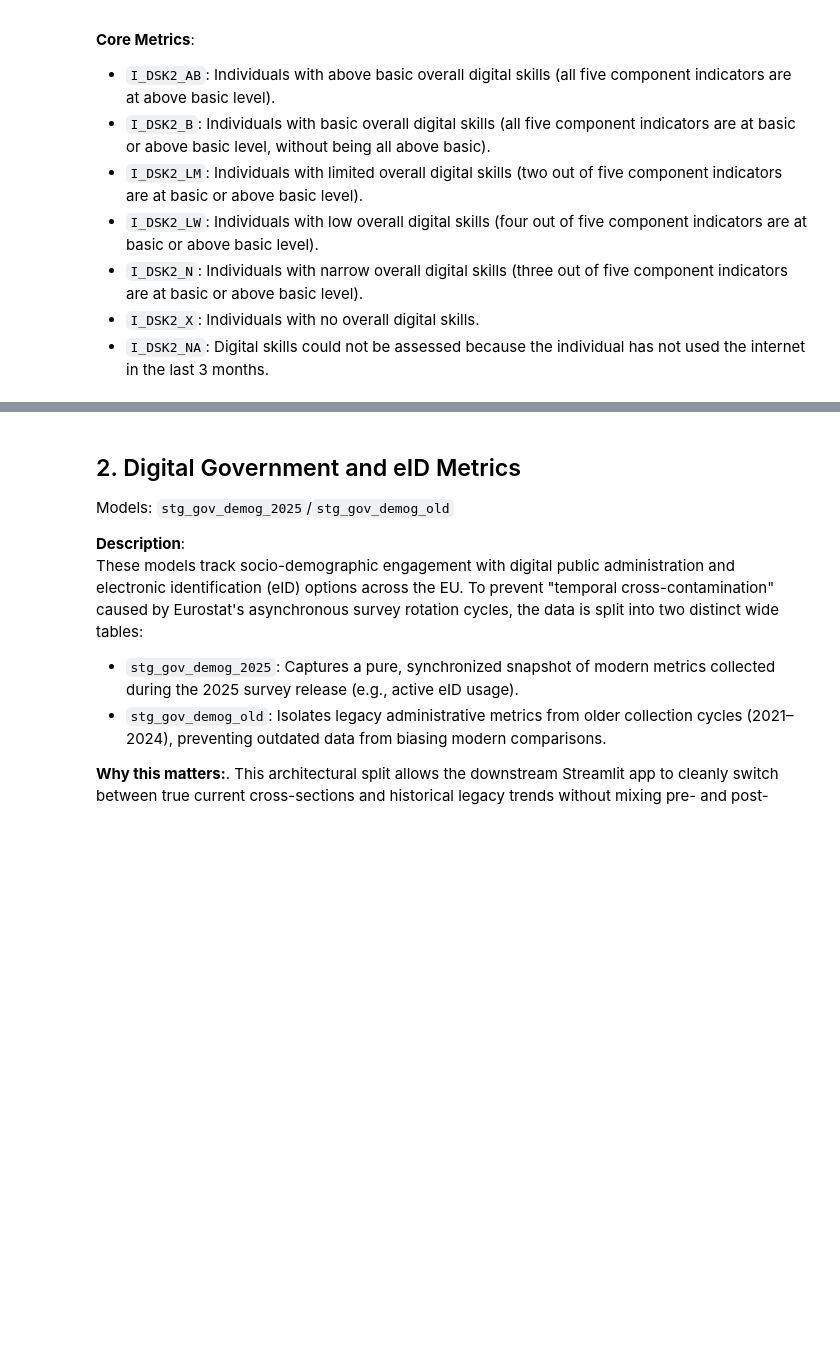
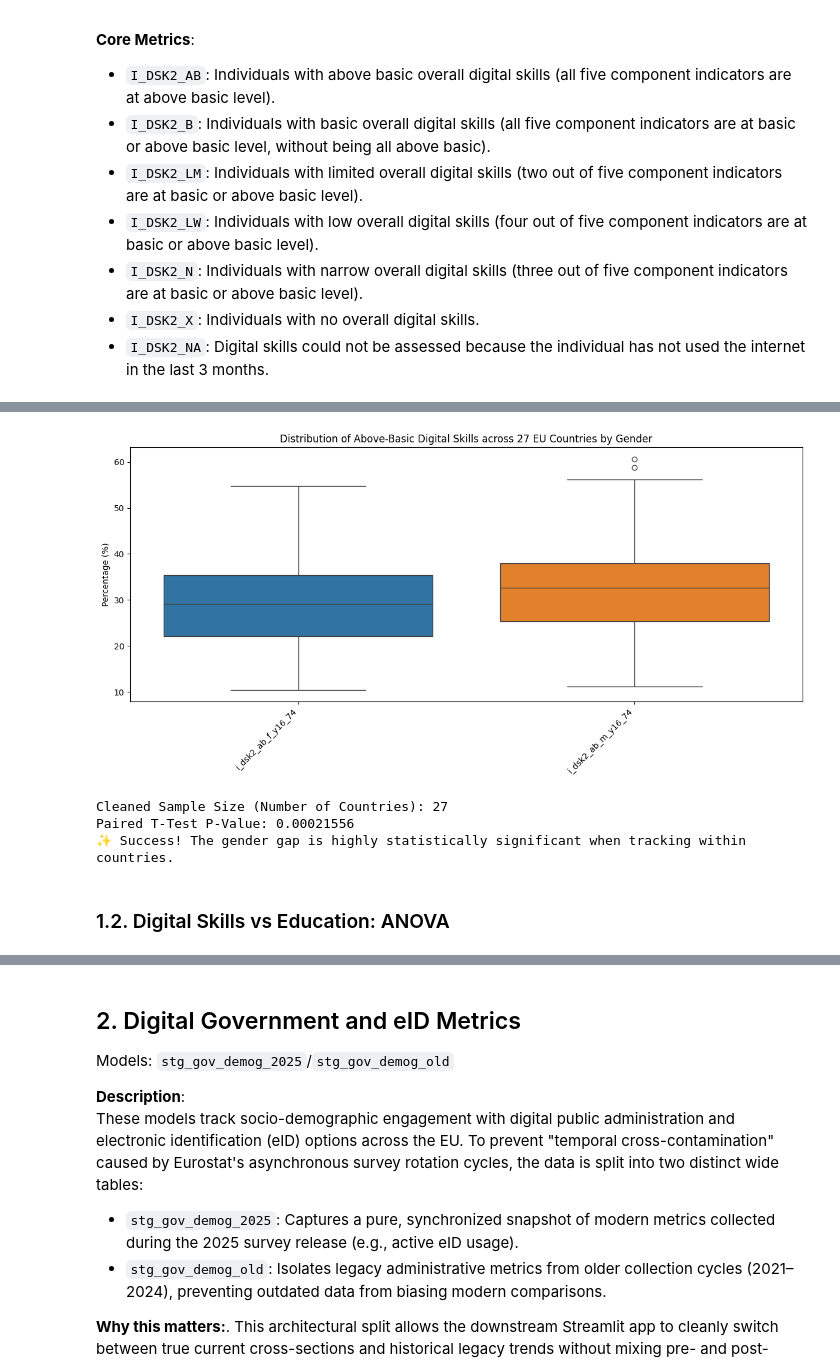
Before and after one commit to skibodaria/digital_literacy_eu, a Jupyter notebook: 03_eda/02_dem_inequal_three_models.ipynb, the cells around one changed output, grey strips where cells are left out. Saved outputs shown, nothing was run; the diff lists cells and outputs as text; code cells hidden in the pictures; blank space fills up the shorter version.

Commit message:
fighting and fixing demographic models for digital skills; still some more models to go (e.g., e-governance and trust...)

```diff
--- a/03_eda/02_dem_inequal_three_models.ipynb
+++ b/03_eda/02_dem_inequal_three_models.ipynb
@@ -45,3 +56,9 @@ print(f"Correlation between being male and AI usage: {gender_correlation}")
+# %%
+load_dotenv()
+db_name = os.getenv('DB_NAME')
+db_user = os.getenv('DB_USER')
+
+engine = create_engine(f'postgresql://{db_user}:password@localhost:5432/{db_name}')
 # %% [markdown]
 ## 1. Digital Skills Demographic Model
 Model: `stg_dig_skills_demog`
@@ -74,3 +91,6 @@ For the analytical purposes, this model keeps only overall digital skills levels
 - `I_DSK2_N`: Individuals with narrow overall digital skills (three out of five component indicators are at basic or above basic level).
 - `I_DSK2_X`: Individuals with no overall digital skills.
 - `I_DSK2_NA`: Digital skills could not be assessed because the individual has not used the internet in the last 3 months.
+# %%
+df = pd.read_sql("SELECT * FROM public.stg_dig_skills_demog", engine)
+df.head(10)
@@ -76,0 +223,39 @@ For the analytical purposes, this model keeps only overall digital skills levels
+# %%
+# Let's melt a subset of your dataframe to make a quick boxplot
+# Pick one skill tier, like Above-Basic ('_ab')
+gen_cols_to_plot = [col for col in gen_dig_skills if col.startswith('i_dsk2_ab')]
+
+plt.figure(figsize=(12, 6))
+sns.boxplot(data=df[gen_cols_to_plot])
+plt.xticks(rotation=45, ha='right')
+plt.title("Distribution of Above-Basic Digital Skills across 27 EU Countries by Gender")
+plt.ylabel("Percentage (%)")
+plt.tight_layout()
+plt.show()
+# %% [output]
+[figure, added]
+# %%
+# 1. Isolate the two columns we want to compare
+men = df['i_dsk2_ab_m_y16_74']
+women = df['i_dsk2_ab_f_y16_74']
+
+# 2. Fix: Drop any rows where either the young or old column has missing data
+# This ensures perfect alignment country-by-country
+cleaned_df_gen = df[[ 'i_dsk2_ab_m_y16_74', 'i_dsk2_ab_f_y16_74' ]].dropna()
+
+# 3. Run the Paired T-Test on the cleaned data
+t_stat, p_value = stats.ttest_rel(cleaned_df_gen['i_dsk2_ab_m_y16_74'], cleaned_df_gen['i_dsk2_ab_f_y16_74'])
+
+print(f"Cleaned Sample Size (Number of Countries): {len(cleaned_df_gen)}")
+print(f"Paired T-Test P-Value: {p_value:.8f}")
+
+if p_value < 0.05:
+    print("✨ Success! The gender gap is highly statistically significant when tracking within countries.")
+else:
+    print("Still no significance.")
+# %% [output]
+Cleaned Sample Size (Number of Countries): 27
+Paired T-Test P-Value: 0.00021556
+✨ Success! The gender gap is highly statistically significant when tracking within countries.
+# %% [markdown]
+### 1.2. Digital Skills vs Education: ANOVA
```
Also changed, not shown: parts of 15 cells of this notebook.
